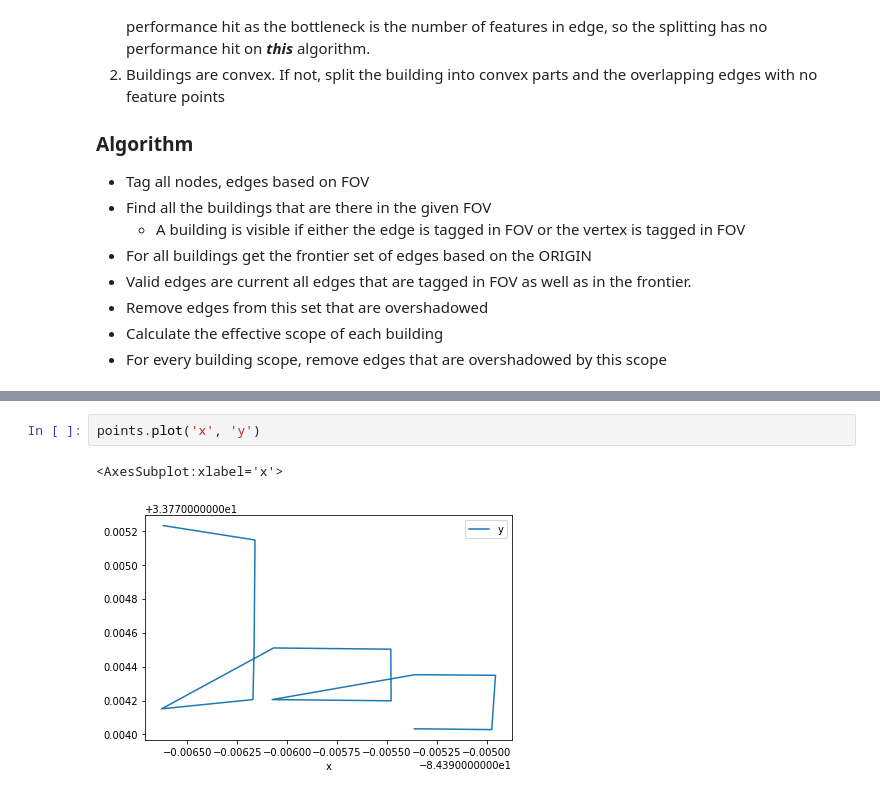
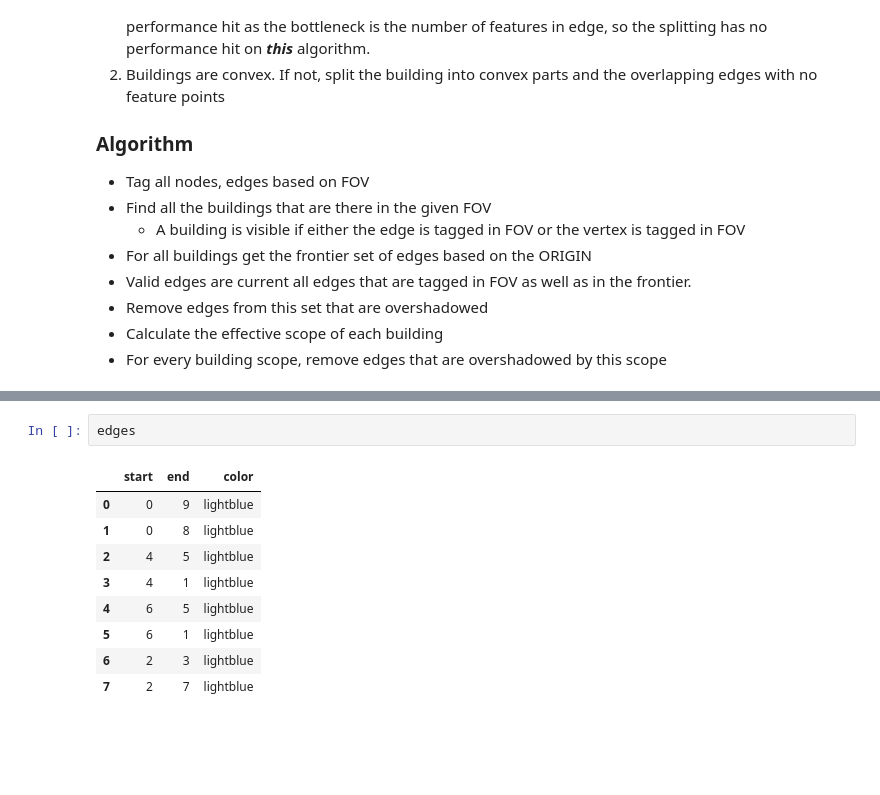
Before and after one commit to AdwaitB/visual-positioning-mci, a Jupyter notebook: python-analysis/scan_playground.ipynb, the cells around one changed output, grey strips where cells are left out. Saved outputs shown, nothing was run; the diff lists cells and outputs as text; blank space fills up the shorter version.

```diff
--- a/python-analysis/scan_playground.ipynb
+++ b/python-analysis/scan_playground.ipynb
@@ -210,5 +241,12 @@ points
-# %%
-points.plot('x', 'y')
-# %% [output]
-<AxesSubplot:xlabel='x'>
-[figure, removed]
+# %%
+edges
+# %% [output]
+|  | start | end | color |
+| 0 | 0 | 9 | lightblue |
+| 1 | 0 | 8 | lightblue |
+| 2 | 4 | 5 | lightblue |
+| 3 | 4 | 1 | lightblue |
+| 4 | 6 | 5 | lightblue |
+| 5 | 6 | 1 | lightblue |
+| 6 | 2 | 3 | lightblue |
+| 7 | 2 | 7 | lightblue |
```
Also changed, not shown: parts of 10 cells of this notebook, 2 other files.
